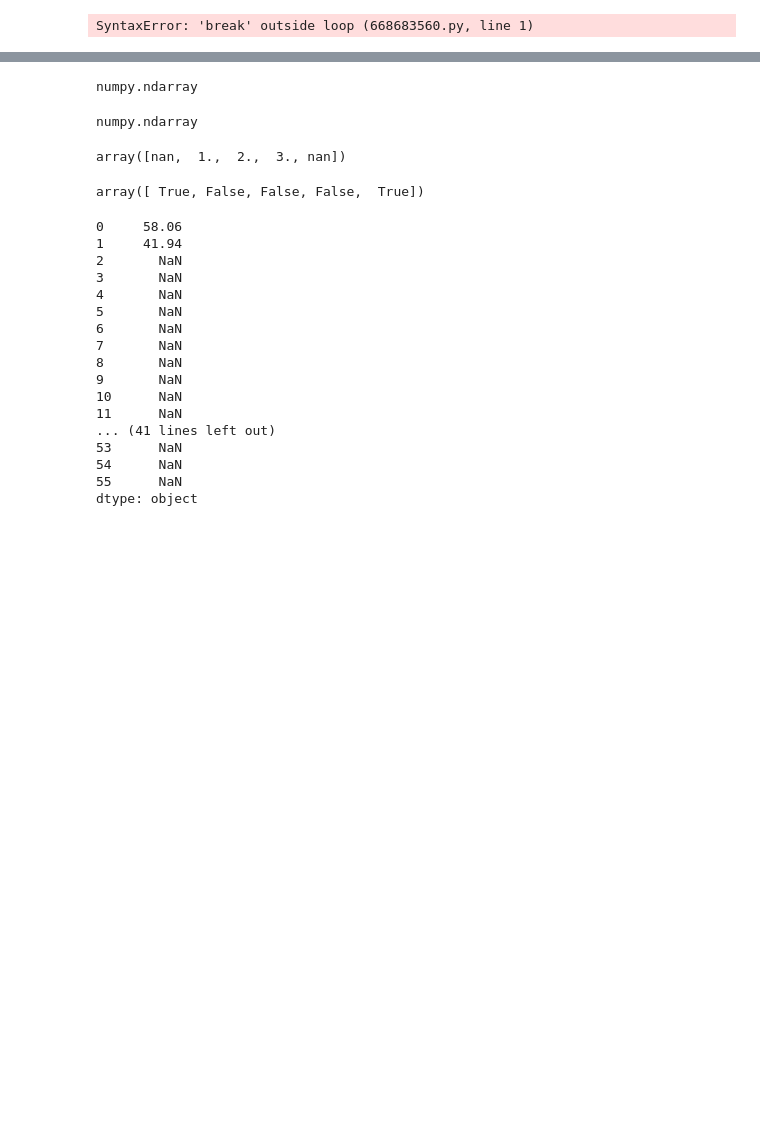
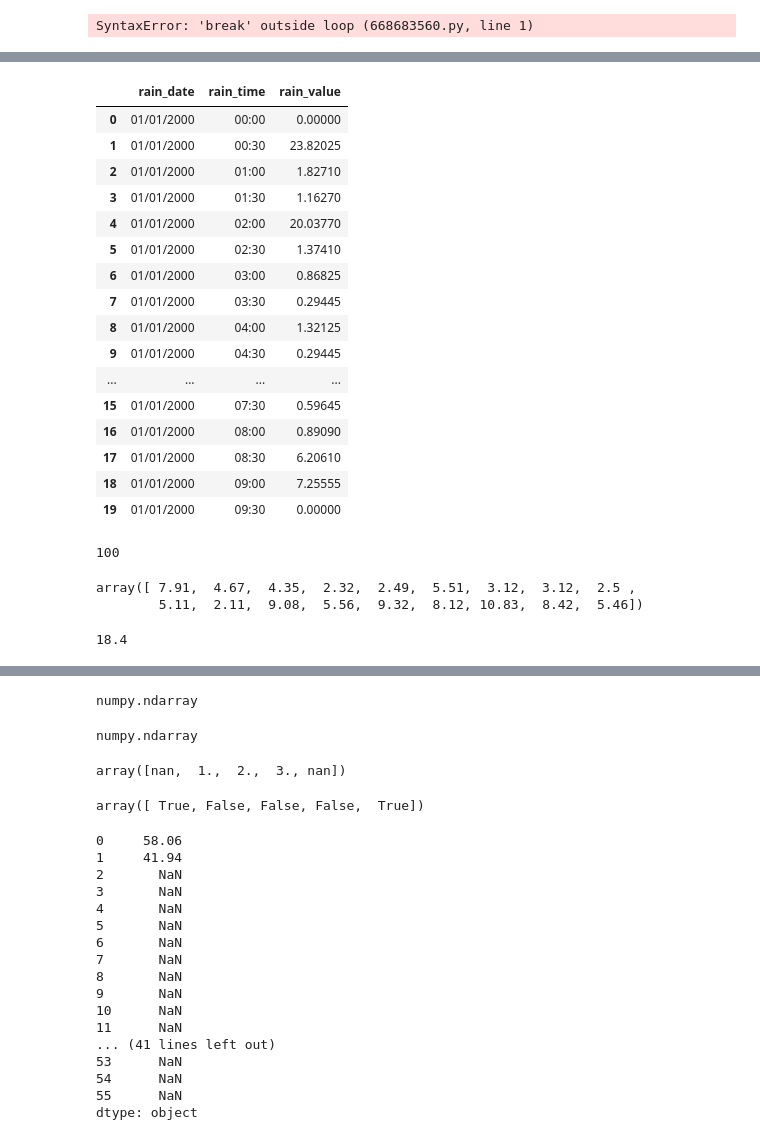
Before and after one commit to Holger-Paxi/Flood_Estimation, a Jupyter notebook: Assignment_3__1st.ipynb, the cells around one changed output, grey strips where cells are left out. Saved outputs shown, nothing was run; the diff lists cells and outputs as text; code cells hidden in the pictures; blank space fills up the shorter version.

```diff
--- a/Assignment_3__1st.ipynb
+++ b/Assignment_3__1st.ipynb
@@ -10,11 +14,20 @@ input_idf_table_file_path = './Assignment_3__Input_FE/Data_Centroid/BOM_IDF_Data
 input_temp_pattern_file_path = './Assignment_3__Input_FE/Data_Centroid/ECsouth/ECsouth_Increments.csv'
 input_storm_stats_file_path = './Assignment_3__Input_FE/Data_Centroid/ECsouth/ECsouth_AllStats.csv'
 output_dir = './Assignment_3__Output_FE__1st__centroid/'
+original_inp_file_path = './Assignment_3__Input_FE/971007_SW5.INP'
+simulation_starting_time = '2000/01/01 00:00:00'
+stopping_time_after_precipitation_finish = {'days':0, 'hours':3, 'minutes':0, 'seconds':0}
+
+simulation_starting_time = pd.to_datetime(simulation_starting_time)
+stopping_time_after_precipitation_finish = pd.Timedelta(**stopping_time_after_precipitation_finish)
 
 print(
     input_idf_table_file_path,
     input_temp_pattern_file_path,
     input_storm_stats_file_path,
+    original_inp_file_path,
+    simulation_starting_time,
+    stopping_time_after_precipitation_finish,
     sep='\n'
     )
 # %% [output]
@@ -613,3 +659,28 @@ rain_pattern
 | 4318 | 2 | 23 | 5 | 17 | 8 | 168.0 | hour | rare | rain__4318__17_5_23_8_2__________... | ... |
 | 4319 | 2 | 23 | 5 | 17 | 9 | 168.0 | hour | rare | rain__4319__17_5_23_9_2__________... | ... |
 4320 rows × 15 columns
+# %%
+def build_df_timeseries(arg_time_series, arg_depth, arg_time_step, arg_sim_starting_time):
+
+    rain_value = pd.Series(data=np.concatenate((
+        np.array(object=[0]),
+        np.divide(np.multiply(arg_depth, np.array(object=arg_time_series)), 100),
+        np.array(object=[0])
+        )), name='rain_value')
+
+    rain_date = pd.Series(data=pd.date_range(
+        start=arg_sim_starting_time,
+        periods=rain_value.size,
+        freq=pd.Timedelta(minutes=arg_time_step)
+        ), name='rain_date').dt.strftime(date_format='%m/%d/%Y')
+
+    rain_time = pd.Series(data=pd.date_range(
+        start=arg_sim_starting_time,
+        periods=rain_value.size,
+        freq=pd.Timedelta(minutes=arg_time_step)
+        ), name='rain_time').dt.strftime(date_format='%H:%M')
+
+    return pd.concat(objs=[rain_date, rain_time, rain_value], axis=1)
+# %%
+rain_data.time_series = rain_data.apply(func=lambda arg: build_df_timeseries(arg.time_series, arg.depth, arg.time_step, simulation_starting_time), axis=1)
+rain_data
@@ -631,0 +727,38 @@ float
+# %%
+indd = 100
+indd = indd*18
+rain_data.time_series[indd]
+# %% [output]
+|  | rain_date | rain_time | rain_value |
+| 0 | 01/01/2000 | 00:00 | 0.00000 |
+| 1 | 01/01/2000 | 00:30 | 23.82025 |
+| 2 | 01/01/2000 | 01:00 | 1.82710 |
+| 3 | 01/01/2000 | 01:30 | 1.16270 |
+| 4 | 01/01/2000 | 02:00 | 20.03770 |
+| 5 | 01/01/2000 | 02:30 | 1.37410 |
+| 6 | 01/01/2000 | 03:00 | 0.86825 |
+| 7 | 01/01/2000 | 03:30 | 0.29445 |
+| 8 | 01/01/2000 | 04:00 | 1.32125 |
+| 9 | 01/01/2000 | 04:30 | 0.29445 |
+| ... | ... | ... | ... |
+| 15 | 01/01/2000 | 07:30 | 0.59645 |
+| 16 | 01/01/2000 | 08:00 | 0.89090 |
+| 17 | 01/01/2000 | 08:30 | 6.20610 |
+| 18 | 01/01/2000 | 09:00 | 7.25555 |
+| 19 | 01/01/2000 | 09:30 | 0.00000 |
+# %%
+indd = 100
+indd
+# %% [output]
+100
+# %%
+rain_value = np.array(object=rain_pattern.time_series[indd])
+rain_value
+# %% [output]
+array([ 7.91,  4.67,  4.35,  2.32,  2.49,  5.51,  3.12,  3.12,  2.5 ,
+        5.11,  2.11,  9.08,  5.56,  9.32,  8.12, 10.83,  8.42,  5.46])
+# %%
+rain_depth = rain_pattern.depth[indd]
+rain_depth
+# %% [output]
+18.4
```
Also changed, not shown: parts of 28 cells of this notebook, 1 other file.
